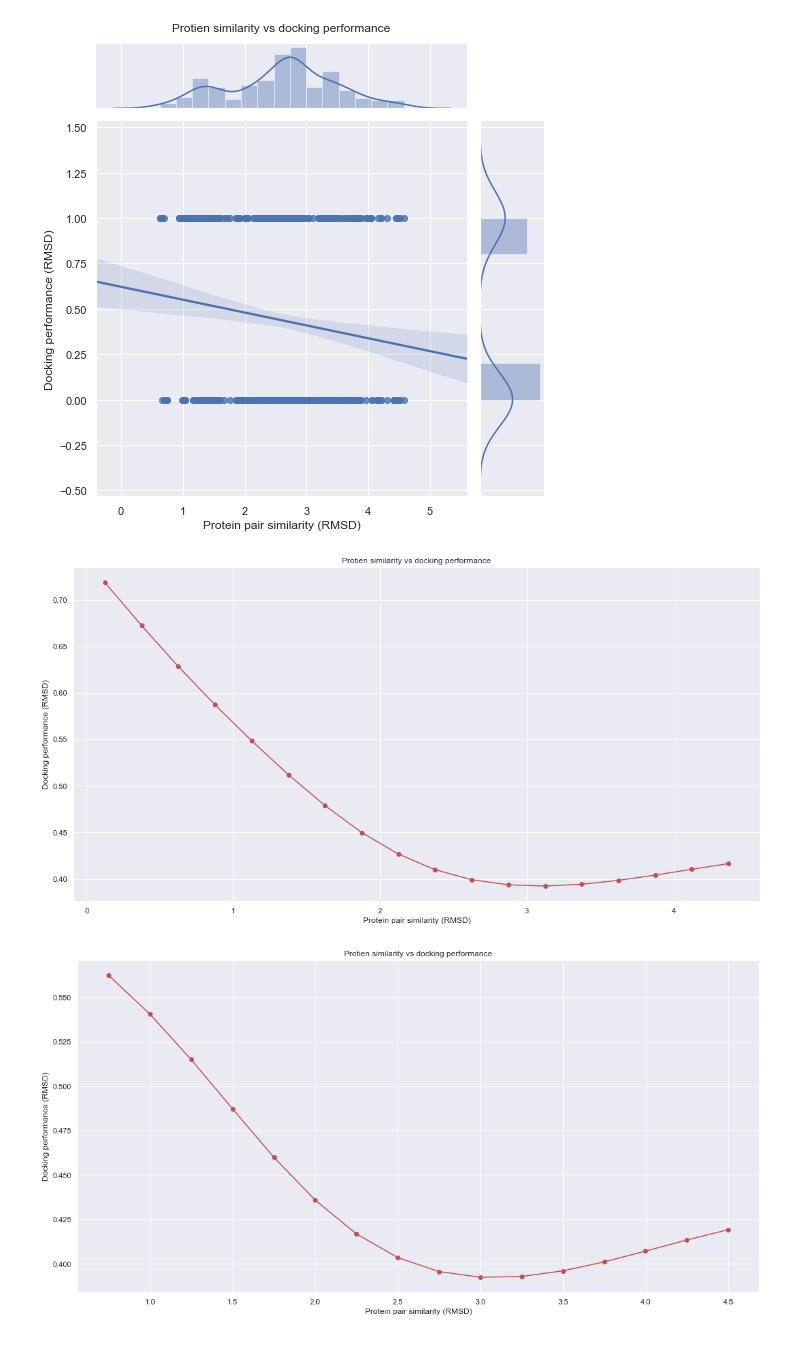
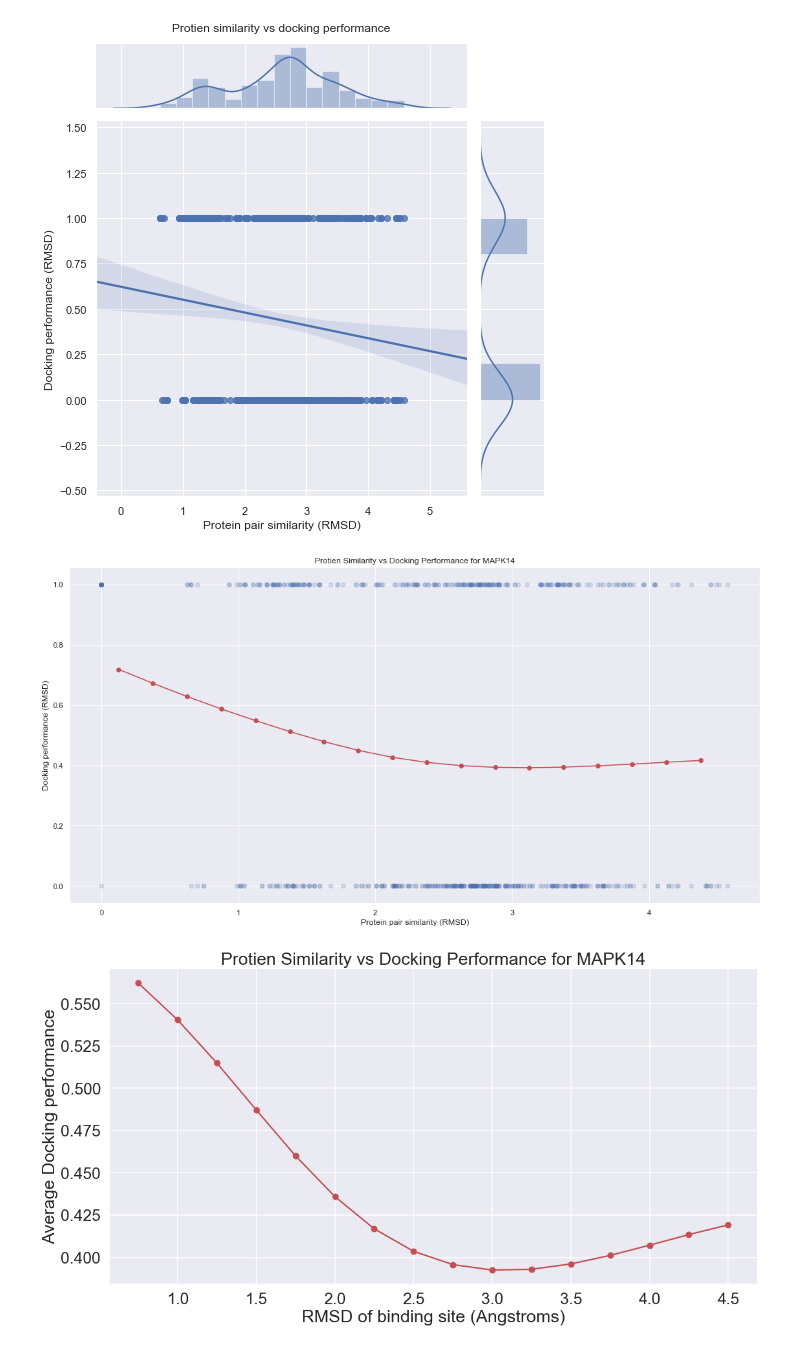
Before and after one commit to sidhikabalachandar/flexibility_project, a Jupyter notebook: protein_flexibility/Analysis/rmsd_analysis.ipynb, the cells around one changed output. Saved outputs shown, nothing was run; the diff lists cells and outputs as text; code cells hidden in the pictures.

```diff
--- a/protein_flexibility/Analysis/rmsd_analysis.ipynb
+++ b/protein_flexibility/Analysis/rmsd_analysis.ipynb
@@ -387,37 +387,38 @@ def weighted_moving_average(x,y,step_size=0.05,width=1):
 
     return (bin_centers,bin_avg)
 
-#plt.scatter(x_bin, y_bin, alpha=0.2)
+plt.scatter(x_bin, y_bin, alpha=0.2)
 x_avg, y_avg = weighted_moving_average(x_bin, y_bin, step_size=0.25, width=0.8)
 plt.plot(x_avg, y_avg, 'o-', color='r')
-plt.title('Protien similarity vs docking performance')
+plt.title('Protien Similarity vs Docking Performance for MAPK14')
 plt.xlabel('Protein pair similarity (RMSD)')
 plt.ylabel('Docking performance (RMSD)')
 plt.show()
 # %% [output]
-[figure, old version]
+[figure, new version]
 # %%
 def weighted_moving_average(x,y,step_size=0.05,width=1):
     bin_centers  = np.arange(np.min(x),np.max(x)-0.5*step_size,step_size)+0.5*step_size
     bin_avg = np.zeros(len(bin_centers))
 
     #We're going to weight with a Gaussian function
     def gaussian(x,amp=1,mean=0,sigma=1):
         return amp*np.exp(-(x-mean)**2/(2*sigma**2))
 
     for index in range(0,len(bin_centers)):
         bin_center = bin_centers[index]
         weights = gaussian(x,mean=bin_center,sigma=width)
         bin_avg[index] = np.average(y,weights=weights)
 
     return (bin_centers,bin_avg)
 
+sns.set_context("talk", font_scale=1.5)
 #plt.scatter(x_bin_without_self, y_bin_without_self, alpha=0.2)
 x_avg_without_self, y_avg_without_self = weighted_moving_average(x_bin_without_self, y_bin_without_self, step_size=0.25, width=0.8)
 plt.plot(x_avg_without_self, y_avg_without_self, 'o-', color='r')
-plt.title('Protien similarity vs docking performance')
-plt.xlabel('Protein pair similarity (RMSD)')
-plt.ylabel('Docking performance (RMSD)')
+plt.title('Protien Similarity vs Docking Performance for MAPK14')
+plt.xlabel('RMSD of binding site (Angstroms)')
+plt.ylabel('Average Docking performance')
 plt.show()
 # %% [output]
-[figure, old version]
+[figure, new version]
```
Also changed, not shown: 7 other files.
